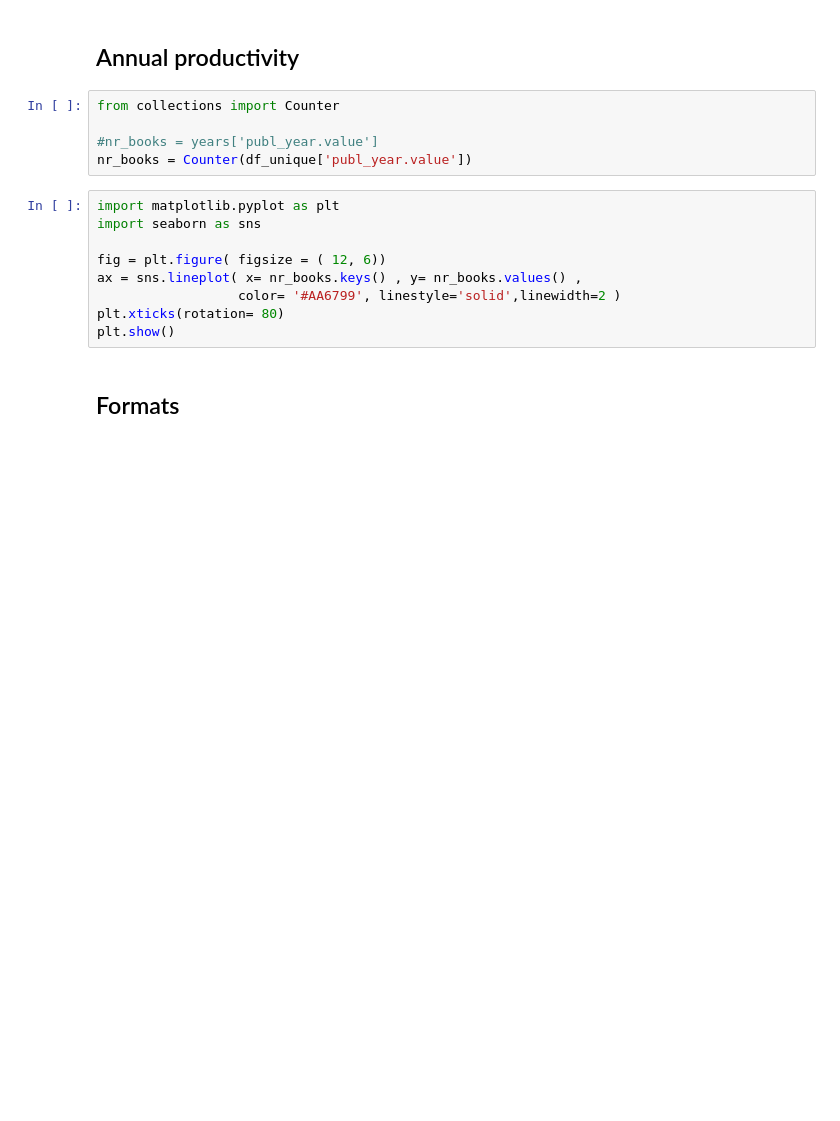
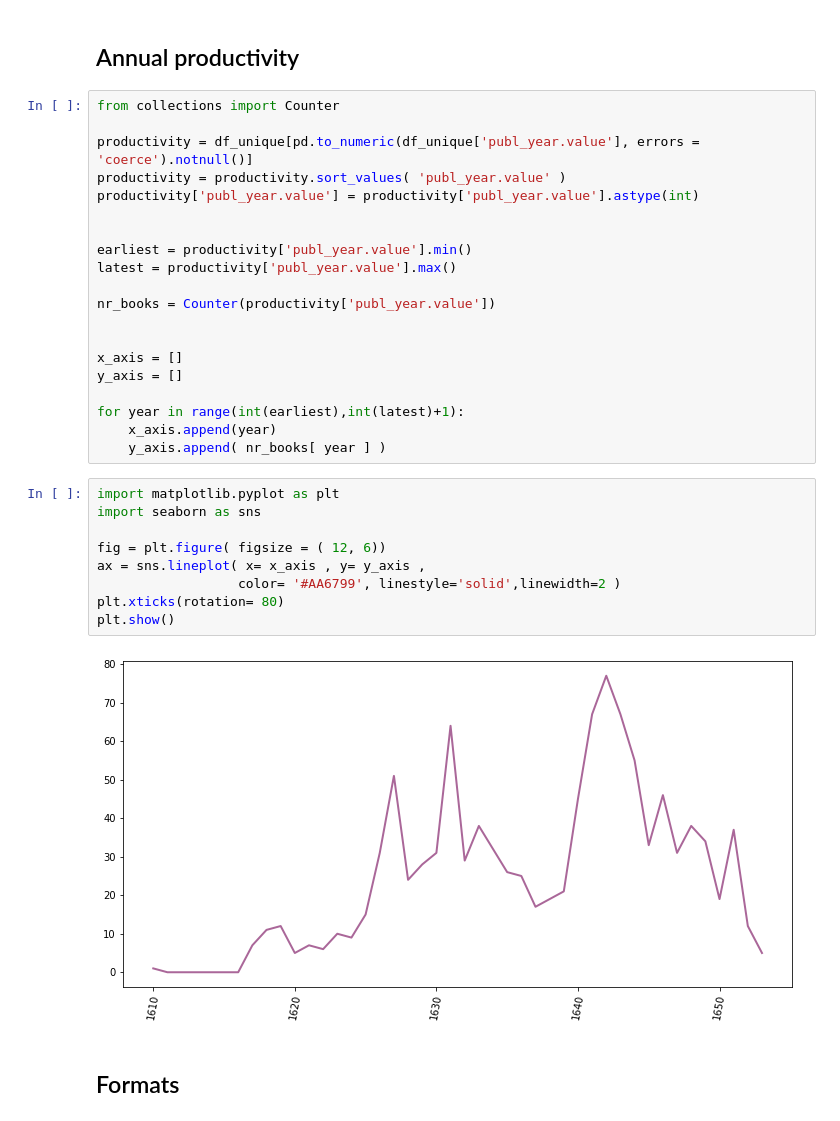
Before and after one commit to peterverhaar/glam_workbenches, a Jupyter notebook: STCN.ipynb, the cells around one changed output. Drawn from its saved outputs; the diff is of its cells as text; blank space fills up the shorter version.

```diff
--- a/STCN.ipynb
+++ b/STCN.ipynb
@@ -180,17 +224,34 @@ for i,row in df_unique.head(nr).iterrows():
 # %%
 from collections import Counter
 
-#nr_books = years['publ_year.value']
-nr_books = Counter(df_unique['publ_year.value'])
+productivity = df_unique[pd.to_numeric(df_unique['publ_year.value'], errors = 'coerce').notnull()]
+productivity = productivity.sort_values( 'publ_year.value' )
+productivity['publ_year.value'] = productivity['publ_year.value'].astype(int)
+
+
+earliest = productivity['publ_year.value'].min()
+latest = productivity['publ_year.value'].max()
+
+nr_books = Counter(productivity['publ_year.value'])
+
+
+x_axis = []
+y_axis = []
+
+for year in range(int(earliest),int(latest)+1):
+    x_axis.append(year)
+    y_axis.append( nr_books[ year ] )
 # %%
 import matplotlib.pyplot as plt
 import seaborn as sns
 
 fig = plt.figure( figsize = ( 12, 6))
-ax = sns.lineplot( x= nr_books.keys() , y= nr_books.values() ,
+ax = sns.lineplot( x= x_axis , y= y_axis ,
                   color= '#AA6799', linestyle='solid',linewidth=2 )
 plt.xticks(rotation= 80)
 plt.show()
+# %% [output]
+[figure, added]
 # %% [markdown]
 ## Formats
 # %%
```
Also changed, not shown: parts of 18 cells of this notebook.
